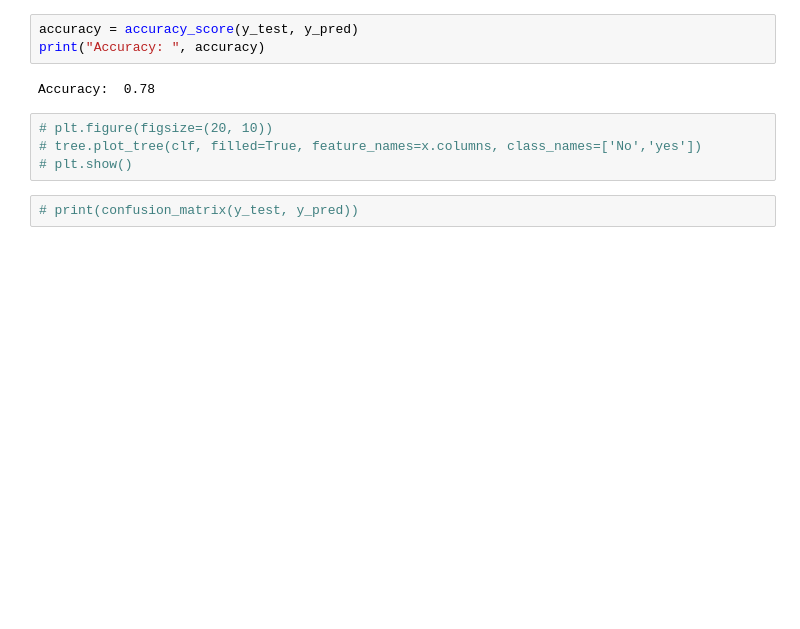
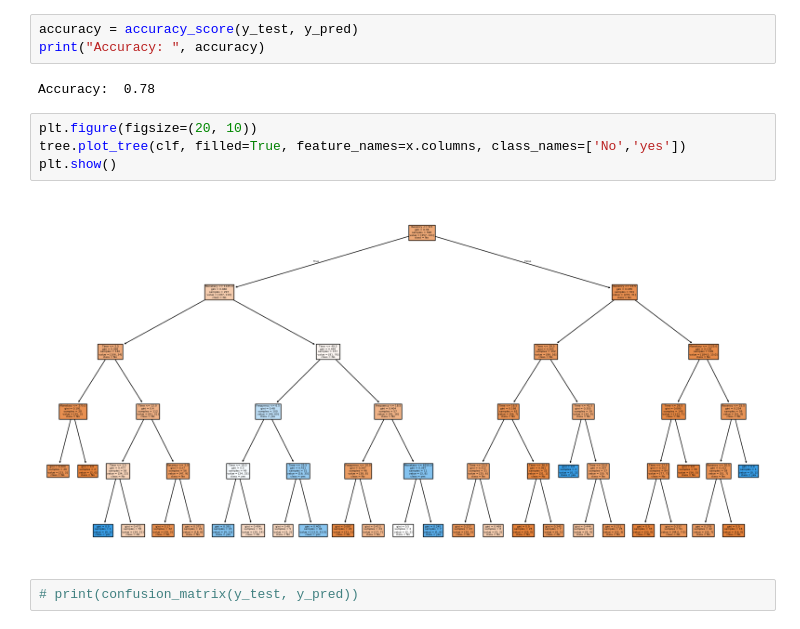
Before and after one commit to Sameerverma32/Ml-Rv, a Jupyter notebook: decision_tree.ipynb, the cells around one changed output. Drawn from its saved outputs; the diff is of its cells as text; blank space fills up the shorter version.

```diff
--- a/decision_tree.ipynb
+++ b/decision_tree.ipynb
@@ -78,8 +78,10 @@ print("Accuracy: ", accuracy)
 # %% [output]
 Accuracy:  0.78
 # %%
-# plt.figure(figsize=(20, 10))
-# tree.plot_tree(clf, filled=True, feature_names=x.columns, class_names=['No','yes'])
-# plt.show()
+plt.figure(figsize=(20, 10))
+tree.plot_tree(clf, filled=True, feature_names=x.columns, class_names=['No','yes'])
+plt.show()
+# %% [output]
+[figure, added]
 # %%
 # print(confusion_matrix(y_test, y_pred))
```
